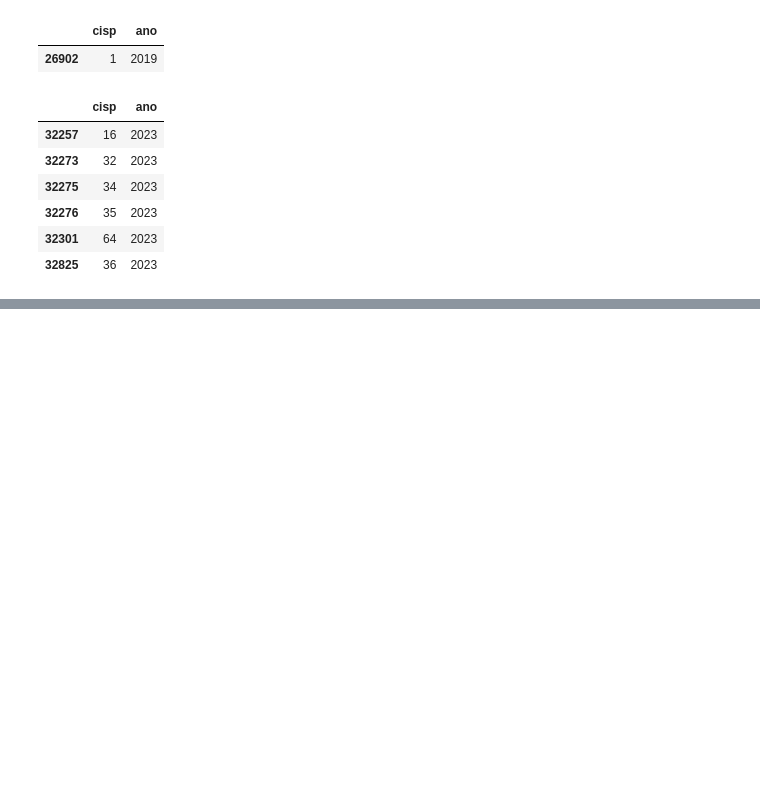
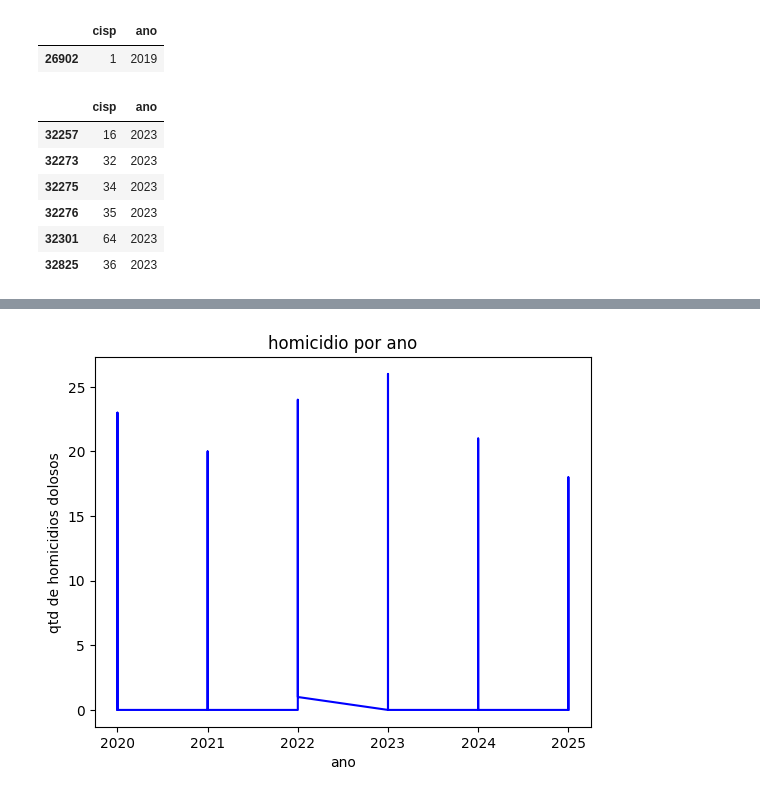
Before and after one commit to renanrib12/senac, a Jupyter notebook: aula2_desafio.ipynb, the cells around one changed output, grey strips where cells are left out. Saved outputs shown, nothing was run; the diff lists cells and outputs as text; code cells hidden in the pictures; blank space fills up the shorter version.

```diff
--- a/aula2_desafio.ipynb
+++ b/aula2_desafio.ipynb
@@ -627,0 +654,11 @@ delegacias_passaram_unicas[['cisp','ano']]
+# %%
+# grafico de linhas - (ano x hom_doloso )
+df_2020_2025 = df.loc[df['ano'] > 2019]
+plt.plot(df_2020_2025['ano'] , df_2020_2025['hom_doloso'],
+linestyle='-', color='blue')
+plt.title('homicidio por ano')
+plt.xlabel('ano')
+plt.ylabel('qtd de homicidios dolosos')
+plt.show()
+# %% [output]
+[figure, added]
```
Also changed, not shown: parts of 4 cells of this notebook.
